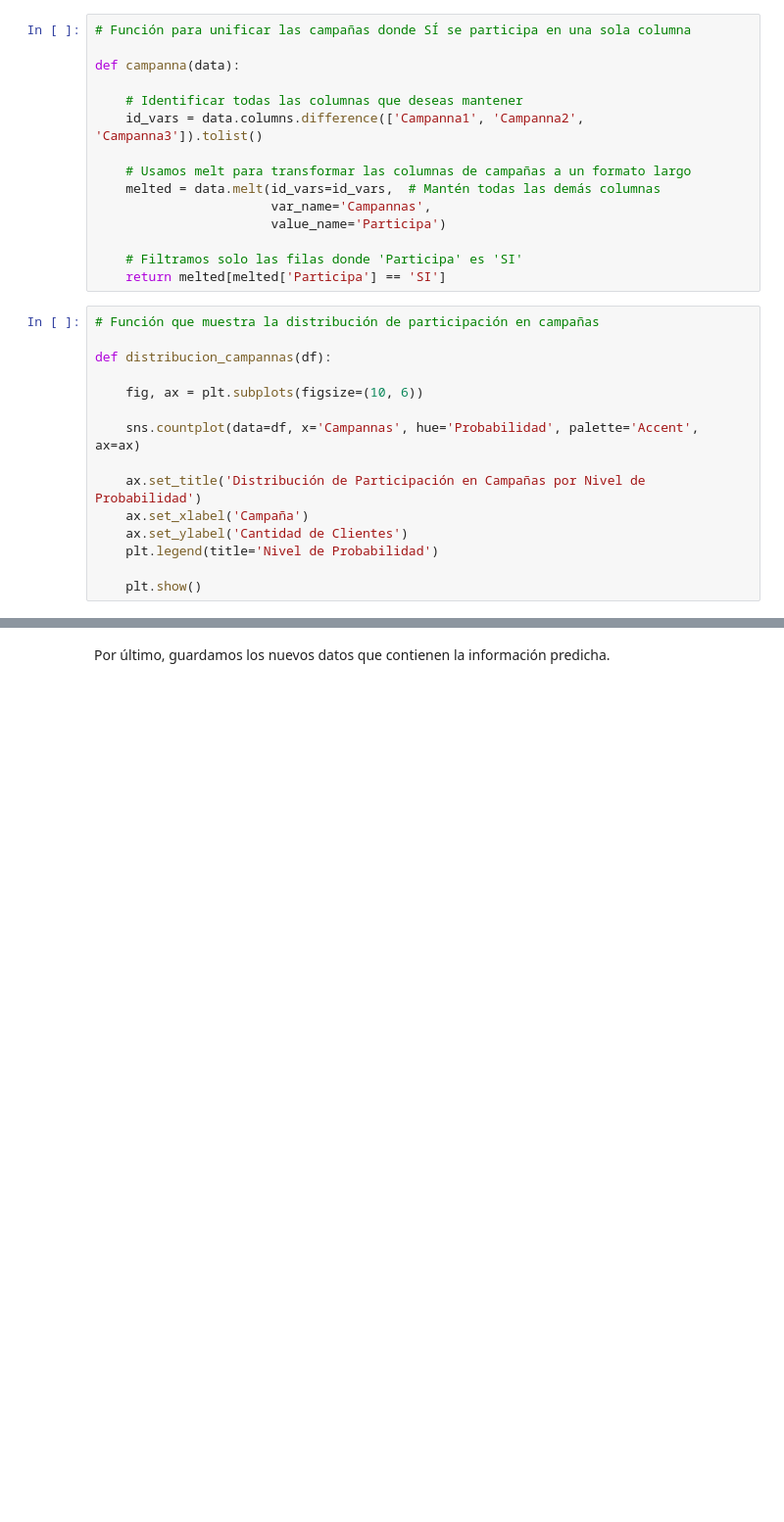
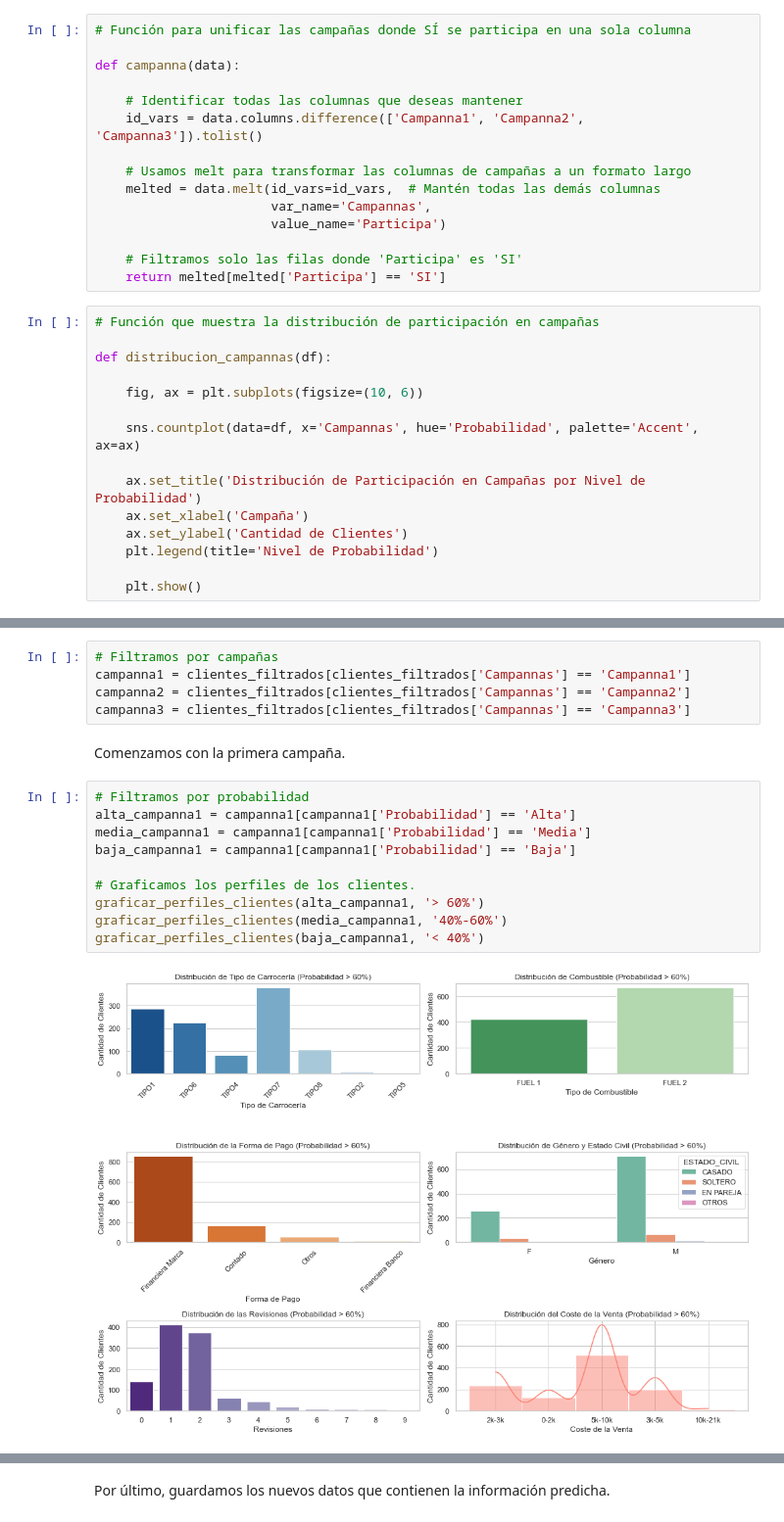
Before and after one commit to lauralardies/caso_practico_1, a Jupyter notebook: Caso Práctico/analisis/analisis_predicciones.ipynb, the cells around one changed output, grey strips where cells are left out. Shown at 98% size. Drawn from its saved outputs; the diff is of its cells as text; blank space fills up the shorter version.

Commit message:
+ graficas

```diff
--- a/Caso Práctico/analisis/analisis_predicciones.ipynb
+++ b/Caso Práctico/analisis/analisis_predicciones.ipynb
@@ -341,0 +347,19 @@ distribucion_campannas(clientes_filtrados)
+# %%
+# Filtramos por campañas
+campanna1 = clientes_filtrados[clientes_filtrados['Campannas'] == 'Campanna1']
+campanna2 = clientes_filtrados[clientes_filtrados['Campannas'] == 'Campanna2']
+campanna3 = clientes_filtrados[clientes_filtrados['Campannas'] == 'Campanna3']
+# %% [markdown]
+Comenzamos con la primera campaña.
+# %%
+# Filtramos por probabilidad
+alta_campanna1 = campanna1[campanna1['Probabilidad'] == 'Alta']
+media_campanna1 = campanna1[campanna1['Probabilidad'] == 'Media']
+baja_campanna1 = campanna1[campanna1['Probabilidad'] == 'Baja']
+
+# Graficamos los perfiles de los clientes.
+graficar_perfiles_clientes(alta_campanna1, '> 60%')
+graficar_perfiles_clientes(media_campanna1, '40%-60%')
+graficar_perfiles_clientes(baja_campanna1, '< 40%')
+# %% [output]
+[figure, added]
```
Also changed, not shown: parts of 7 cells of this notebook.
